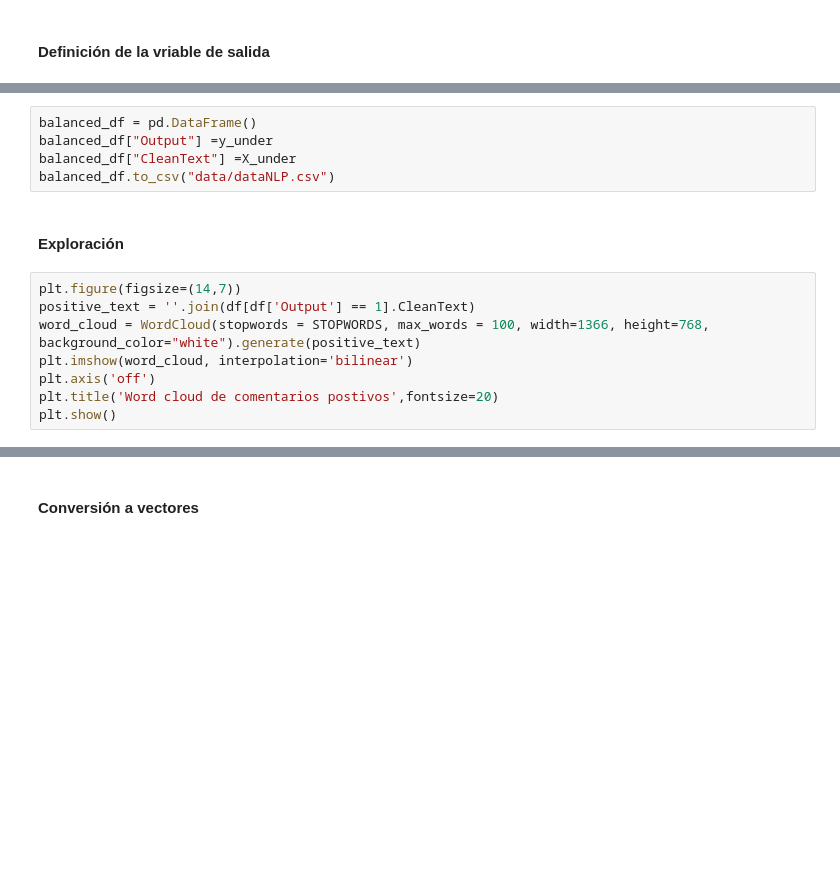
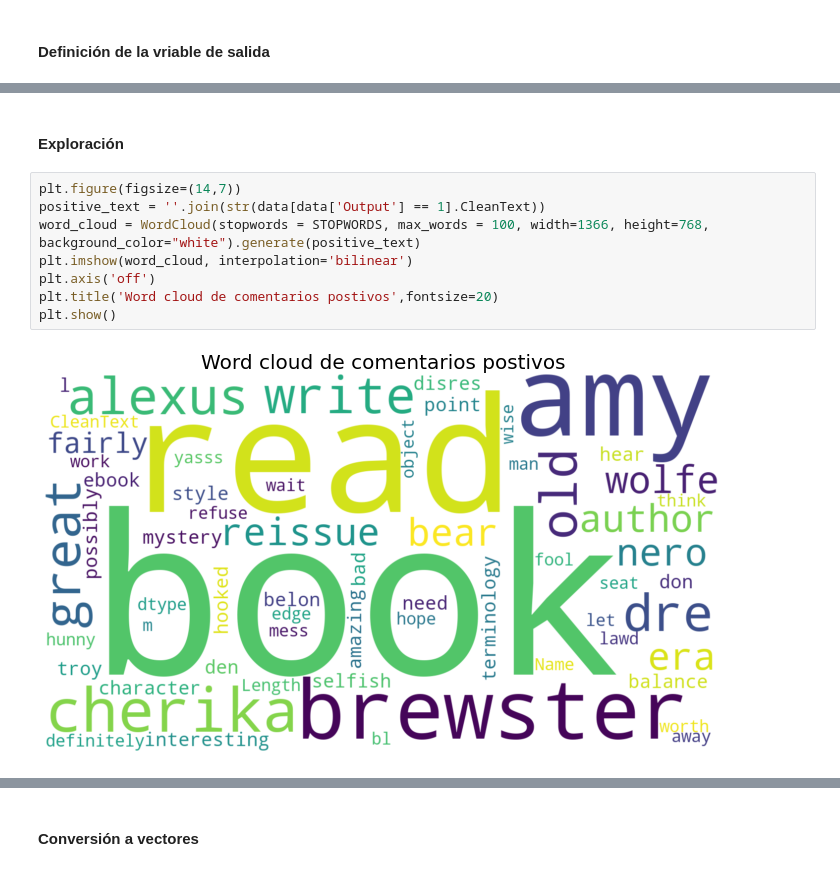
Before and after one commit to malvarezg1/BI, a Jupyter notebook: Proyecto 1/Proyecto 1- NLP.ipynb, the cells around one changed output, grey strips where cells are left out. Cells and saved outputs as stored; diff of their text form; blank space fills up the shorter version.

```diff
--- a/Proyecto 1/Proyecto 1- NLP.ipynb
+++ b/Proyecto 1/Proyecto 1- NLP.ipynb
@@ -155,17 +167,14 @@ sns.countplot(x=y_under)
-# %%
-balanced_df = pd.DataFrame()
-balanced_df["Output"] =y_under
-balanced_df["CleanText"] =X_under
-balanced_df.to_csv("data/dataNLP.csv")
 # %% [markdown]
 #### Exploración
 # %%
 plt.figure(figsize=(14,7))
-positive_text = ''.join(df[df['Output'] == 1].CleanText)
+positive_text = ''.join(str(data[data['Output'] == 1].CleanText))
 word_cloud = WordCloud(stopwords = STOPWORDS, max_words = 100, width=1366, height=768, background_color="white").generate(positive_text)
 plt.imshow(word_cloud, interpolation='bilinear')
 plt.axis('off')
 plt.title('Word cloud de comentarios postivos',fontsize=20)
 plt.show()
+# %% [output]
+[figure, added]
 # %%
 plt.figure(figsize=(14,7))
```
Also changed, not shown: parts of 38 cells of this notebook.
